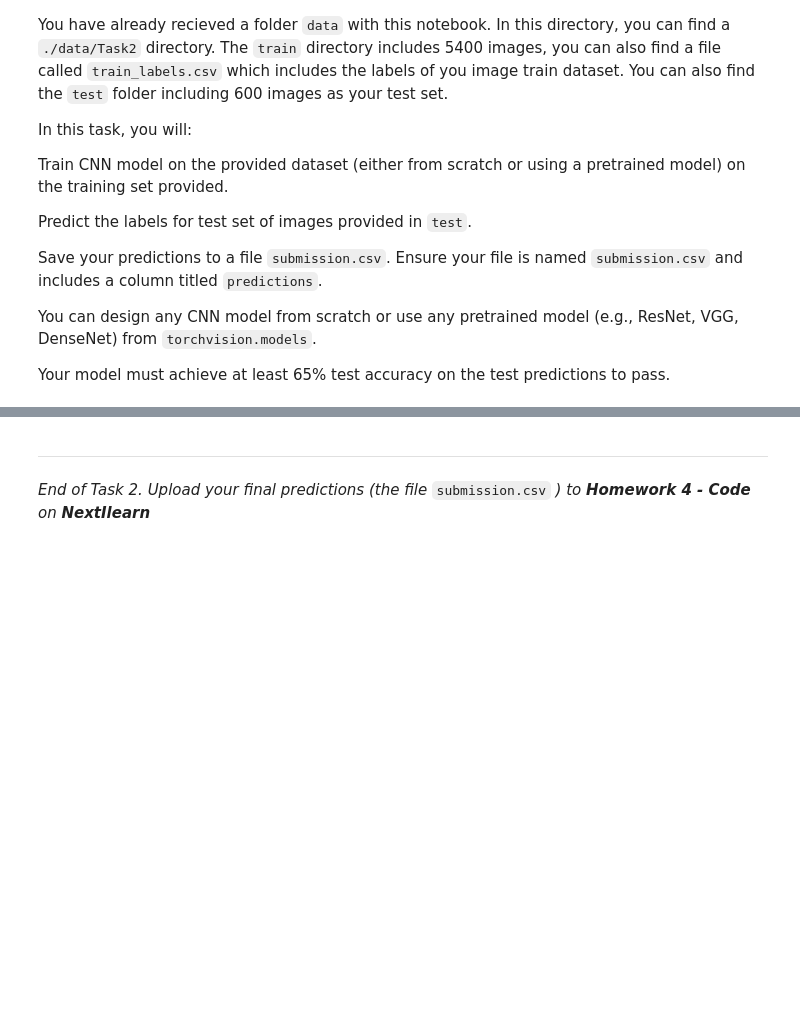
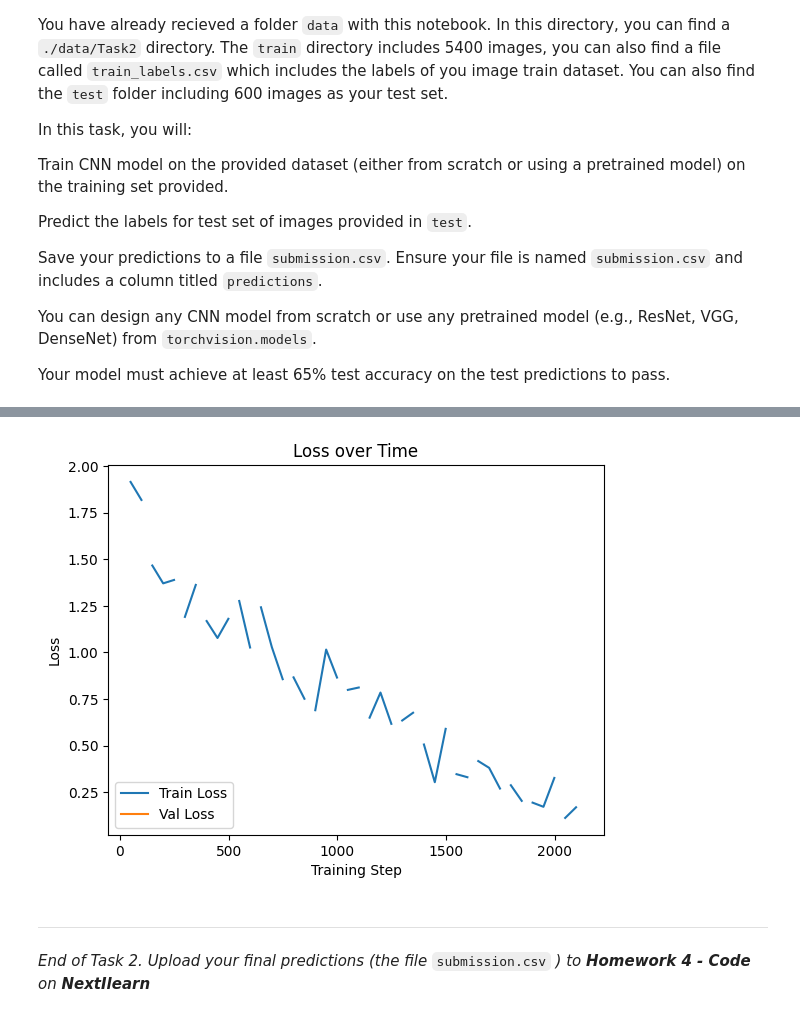
Before and after one commit to Mancorb/ML_Labs, a Jupyter notebook: Lab_4/Lab4_2025_Answers.ipynb, the cells around one changed output, grey strips where cells are left out. Cells and saved outputs as stored; diff of their text form; code cells hidden in the pictures; blank space fills up the shorter version.

```diff
--- a/Lab_4/Lab4_2025_Answers.ipynb
+++ b/Lab_4/Lab4_2025_Answers.ipynb
@@ -997,2 +1132,17 @@ plt.show()
+# %%
+metrics = pd.read_csv("logs/classifier/version_0/metrics.csv")
+val_metrics = metrics.dropna(subset=['val_loss'])
+train_metrics = metrics.dropna(subset=['train_loss'])
+
+
+plt.plot(metrics["step"], metrics["train_loss"], label="Train Loss")
+plt.plot(metrics["step"], metrics["val_loss"], label="Val Loss")
+plt.xlabel("Training Step")
+plt.ylabel("Loss")
+plt.legend()
+plt.title("Loss over Time")
+plt.show()
+# %% [output]
+[figure, added]
 # %%
 data_test = np.load('test_data.npy')
```
Also changed, not shown: parts of 21 cells of this notebook, 15 other files.
